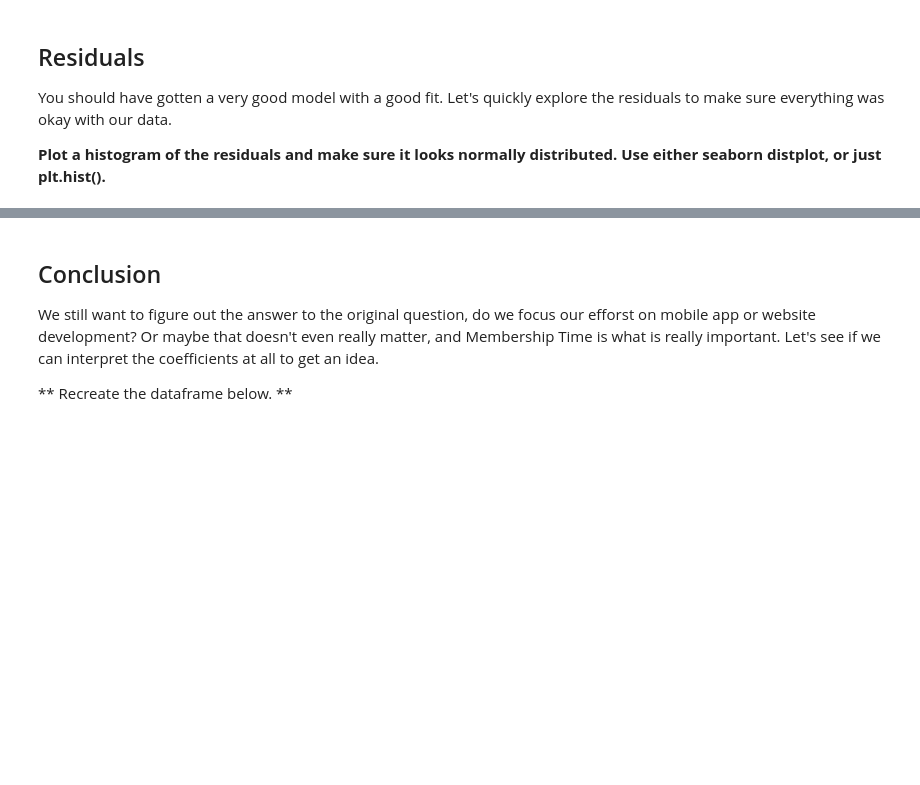
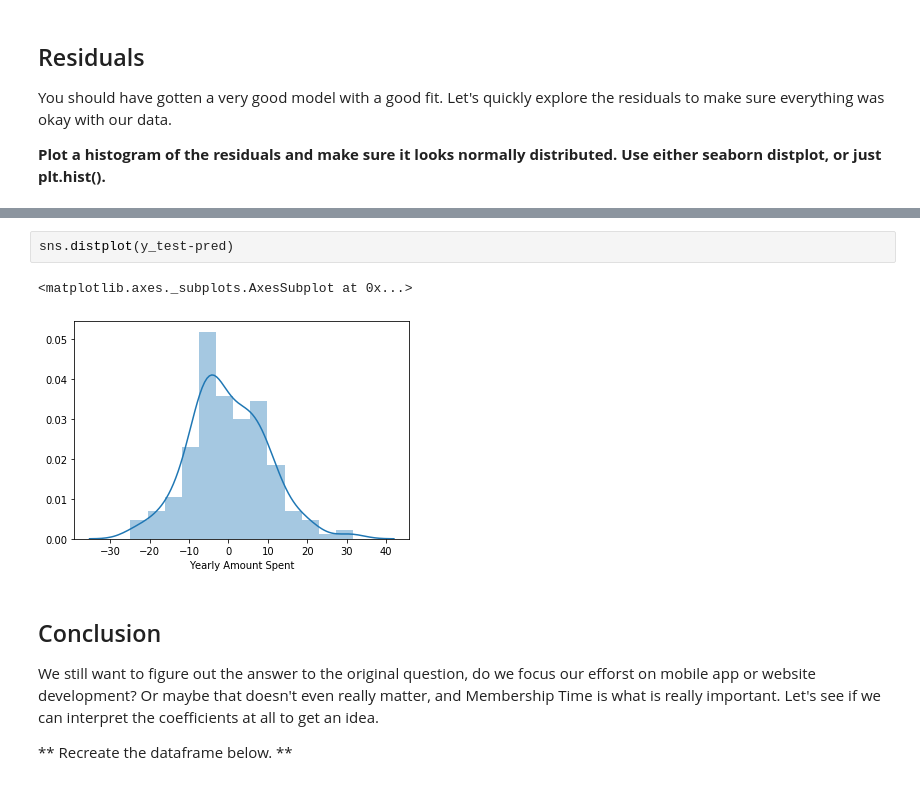
Before and after one commit to gunjanmimo/Data-Science, a Jupyter notebook: linear regression/Linear Regression - Project Exercise .ipynb, the cells around one changed output, grey strips where cells are left out. Saved outputs shown, nothing was run; the diff lists cells and outputs as text; blank space fills up the shorter version.

```diff
--- a/linear regression/Linear Regression - Project Exercise .ipynb
+++ b/linear regression/Linear Regression - Project Exercise .ipynb
@@ -185,3 +239,8 @@ You should have gotten a very good model with a good fit. Let's quickly explore
+# %%
+sns.distplot(y_test-pred)
+# %% [output]
+<matplotlib.axes._subplots.AxesSubplot at 0x...>
+[figure, added]
 # %% [markdown]
 ## Conclusion
 We still want to figure out the answer to the original question, do we focus our efforst on mobile app or website development? Or maybe that doesn't even really matter, and Membership Time is what is really important.  Let's see if we can interpret the coefficients at all to get an idea.
```
Also changed, not shown: parts of 24 cells of this notebook.
